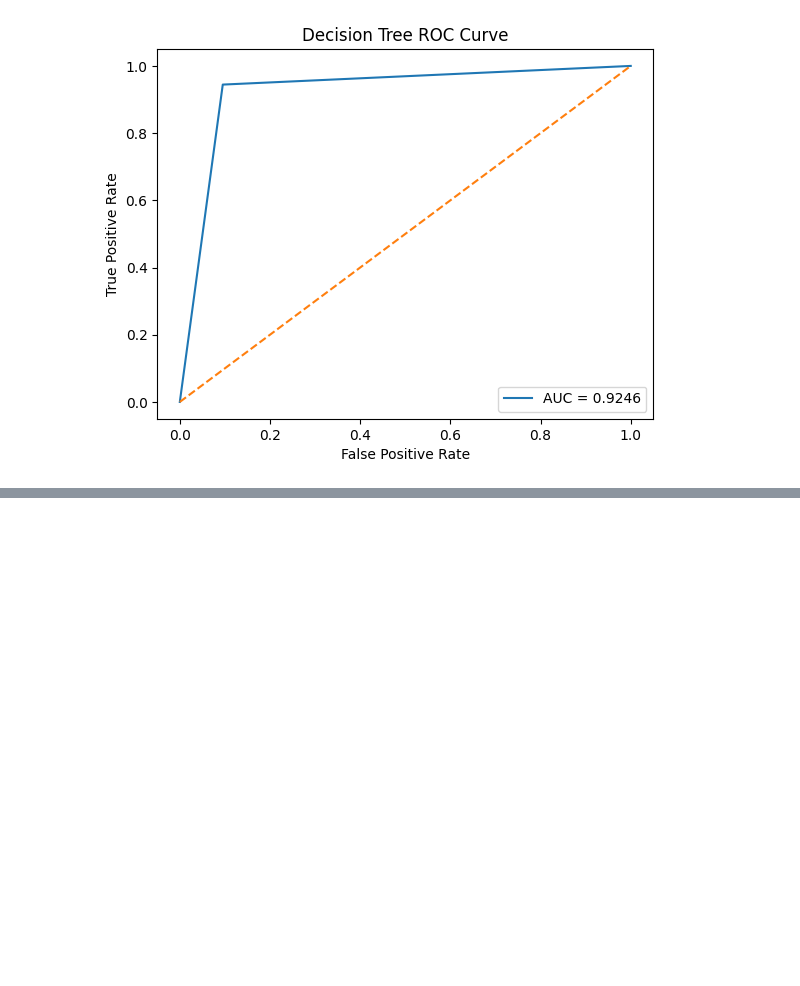
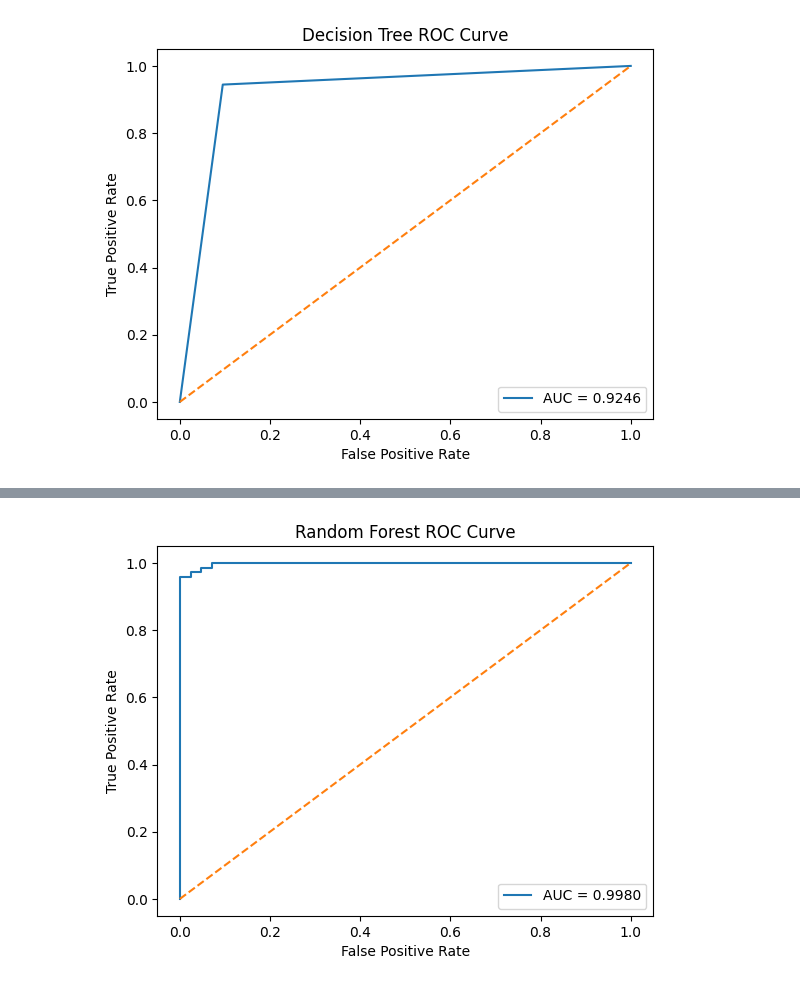
Before and after one commit to TANMaYtO/TRAINING-2, a Jupyter notebook: training-2.ipynb, the cells around one changed output, grey strips where cells are left out. Saved outputs shown, nothing was run; the diff lists cells and outputs as text; code cells hidden in the pictures; blank space fills up the shorter version.

Commit message:
Kaggle Notebook | Training 2 | Version 22

```diff
--- a/training-2.ipynb
+++ b/training-2.ipynb
@@ -327,3 +327,78 @@ Classification Report:
    macro avg     0.9246    0.9246    0.9246       114
 weighted avg     0.9298    0.9298    0.9298       114
 [figure]
+# %%
+### DAY-5
+### RANDOM FOREST
+
+import matplotlib.pyplot as plt
+from sklearn.datasets import load_breast_cancer
+from sklearn.model_selection import train_test_split
+from sklearn.preprocessing import StandardScaler
+from sklearn.ensemble import RandomForestClassifier
+from sklearn.metrics import (
+    accuracy_score, f1_score, classification_report,
+    confusion_matrix, roc_auc_score, roc_curve
+)
+
+def run(show_plot=True, verbose=True, random_state=69):
+    data = load_breast_cancer()
+    X, y = data.data, data.target
+
+    X_train, X_test, y_train, y_test = train_test_split(
+        X, y, test_size=0.2, random_state=random_state, stratify=y
+    )
+
+    scaler = StandardScaler()
+    X_train = scaler.fit_transform(X_train)
+    X_test = scaler.transform(X_test)
+
+    model = RandomForestClassifier(
+        n_estimators=200,      # number of trees (more trees = better but slower)
+        max_depth=10,          # prevent trees from growing too deep
+        min_samples_split=5,   # minimum samples to split a node
+        min_samples_leaf=2,    # minimum samples per leaf
+        max_features="sqrt",   # best practice for classification
+        bootstrap=True,        # standard RF bootstrapping
+        random_state=random_state,
+        n_jobs=-1              # use all CPU cores
+    )
+    model.fit(X_train, y_train)
+
+    y_pred = model.predict(X_test)
+    y_prob = model.predict_proba(X_test)[:, 1]
+
+    metrics = {
+        'model': 'RandomForest',
+        'accuracy': accuracy_score(y_test, y_pred),
+        'f1': f1_score(y_test, y_pred),
+        'auc': roc_auc_score(y_test, y_prob),
+        'confusion_matrix': confusion_matrix(y_test, y_pred),
+        'classification_report': classification_report(y_test, y_pred, digits=4)
+    }
+
+    if verbose:
+        print('======= RANDOM FOREST =======')
+        print(f"Accuracy: {metrics['accuracy']:.4f}")
+        print(f"F1 Score: {metrics['f1']:.4f}")
+        print(f"AUC: {metrics['auc']:.4f}")
+        print("Confusion Matrix:\n", metrics['confusion_matrix'])
+        print("Classification Report:\n", metrics['classification_report'])
+
+    if show_plot:
+        fpr, tpr, _ = roc_curve(y_test, y_prob)
+        plt.figure()
+        plt.plot(fpr, tpr, label=f"AUC = {metrics['auc']:.4f}")
+        plt.plot([0, 1], [0, 1], '--')
+        plt.xlabel('False Positive Rate')
+        plt.ylabel('True Positive Rate')
+        plt.title('Random Forest ROC Curve')
+        plt.legend()
+        plt.show()
+
+    return metrics
+
+
+if __name__ == '__main__':
+    run()
+# %% [output]
@@ -329,0 +421 @@ weighted avg     0.9298    0.9298    0.9298       114
+[figure, added]
```
Also changed, not shown: parts of 1 cell of this notebook.
